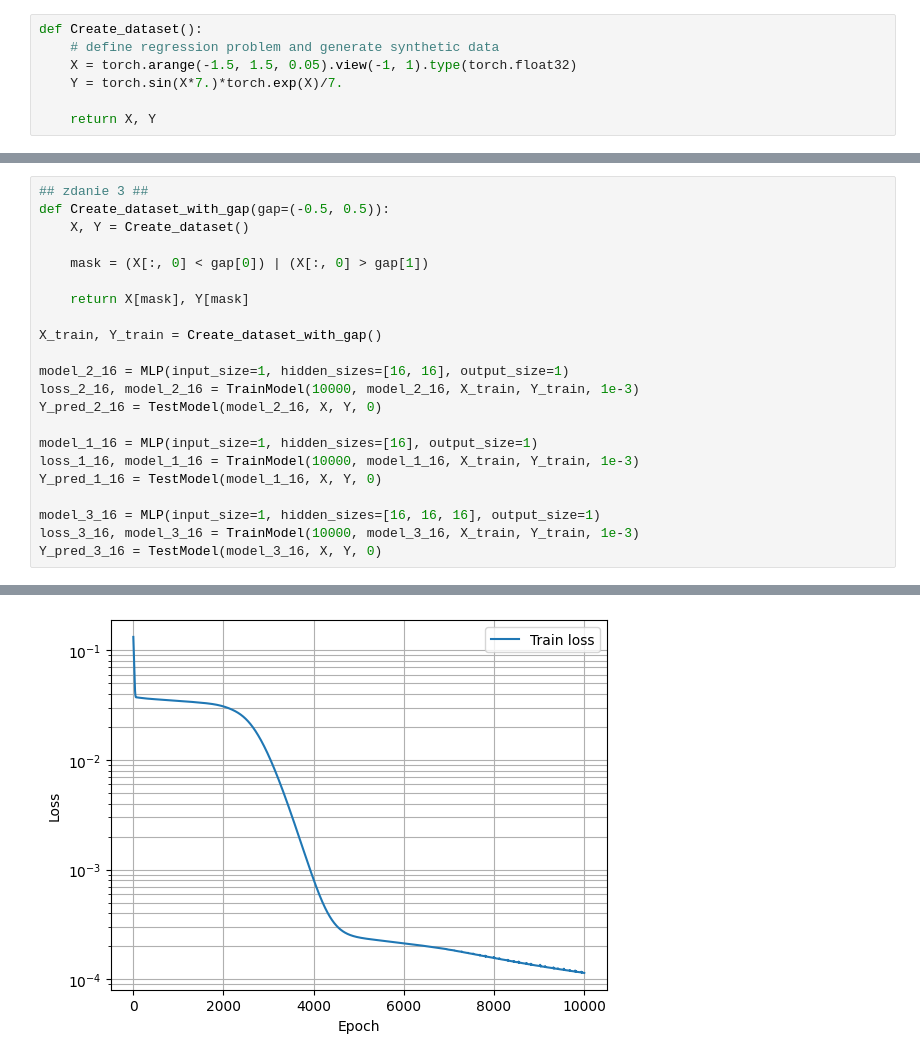
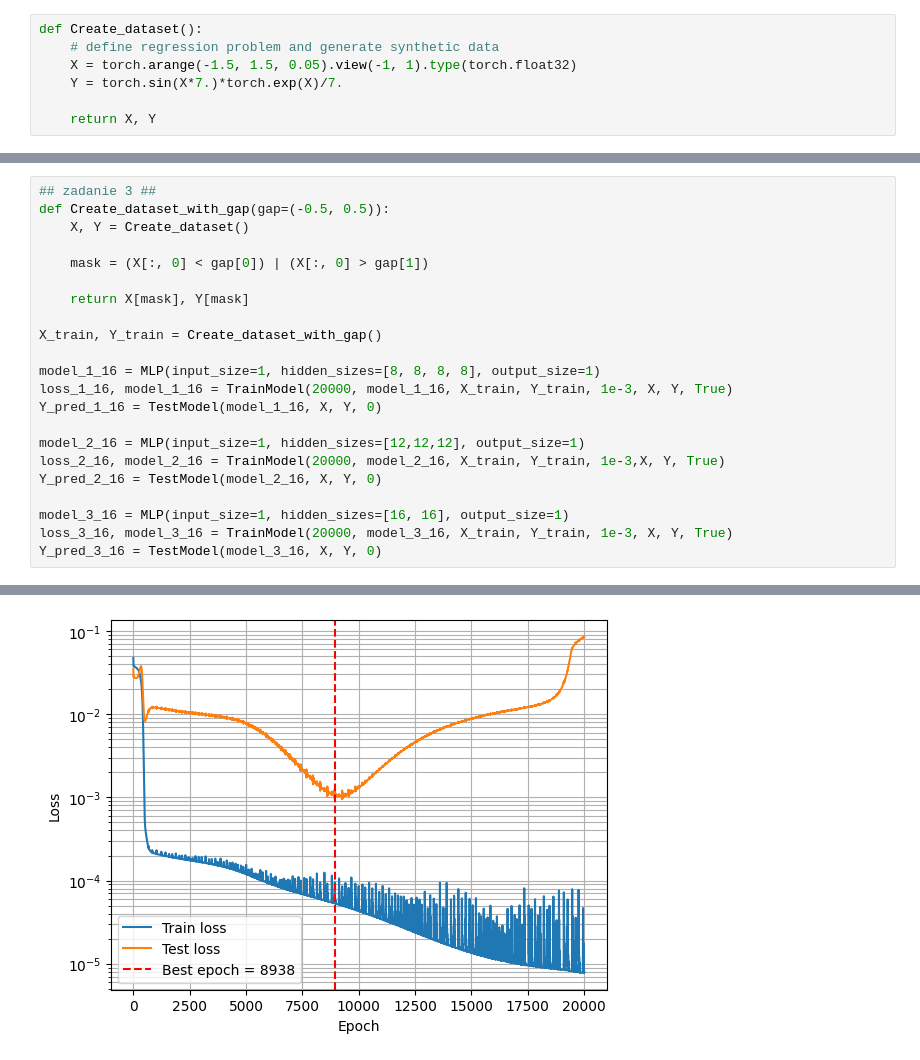
Before and after one commit to ziomek681/MLphys_2026, a Jupyter notebook: 1_Preliminary_problems_neural_network_fundamentals/Function_fitting.ipynb, the cells around one changed output, grey strips where cells are left out. Drawn from its saved outputs; the diff is of its cells as text.

```diff
--- a/1_Preliminary_problems_neural_network_fundamentals/Function_fitting.ipynb
+++ b/1_Preliminary_problems_neural_network_fundamentals/Function_fitting.ipynb
@@ -106,5 +149,5 @@ tensor([[ 0.0149],
 # %%
-## zdanie 3 ##
+## zadanie 3 ##
 def Create_dataset_with_gap(gap=(-0.5, 0.5)):
     X, Y = Create_dataset()
 
@@ -114,15 +157,15 @@ def Create_dataset_with_gap(gap=(-0.5, 0.5)):
 
 X_train, Y_train = Create_dataset_with_gap()
 
-model_2_16 = MLP(input_size=1, hidden_sizes=[16, 16], output_size=1)
-loss_2_16, model_2_16 = TrainModel(10000, model_2_16, X_train, Y_train, 1e-3)
+model_1_16 = MLP(input_size=1, hidden_sizes=[8, 8, 8, 8], output_size=1)
+loss_1_16, model_1_16 = TrainModel(20000, model_1_16, X_train, Y_train, 1e-3, X, Y, True)
+Y_pred_1_16 = TestModel(model_1_16, X, Y, 0)
+
+model_2_16 = MLP(input_size=1, hidden_sizes=[12,12,12], output_size=1)
+loss_2_16, model_2_16 = TrainModel(20000, model_2_16, X_train, Y_train, 1e-3,X, Y, True)
 Y_pred_2_16 = TestModel(model_2_16, X, Y, 0)
 
-model_1_16 = MLP(input_size=1, hidden_sizes=[16], output_size=1)
-loss_1_16, model_1_16 = TrainModel(10000, model_1_16, X_train, Y_train, 1e-3)
-Y_pred_1_16 = TestModel(model_1_16, X, Y, 0)
-
-model_3_16 = MLP(input_size=1, hidden_sizes=[16, 16, 16], output_size=1)
-loss_3_16, model_3_16 = TrainModel(10000, model_3_16, X_train, Y_train, 1e-3)
+model_3_16 = MLP(input_size=1, hidden_sizes=[16, 16], output_size=1)
+loss_3_16, model_3_16 = TrainModel(20000, model_3_16, X_train, Y_train, 1e-3, X, Y, True)
 Y_pred_3_16 = TestModel(model_3_16, X, Y, 0)
 # %% [output]
@@ -133 +179 @@ last loss value =  0.00011416475899750367
-[figure, old version]
+[figure, new version]
```
Also changed, not shown: parts of 4 cells of this notebook.
